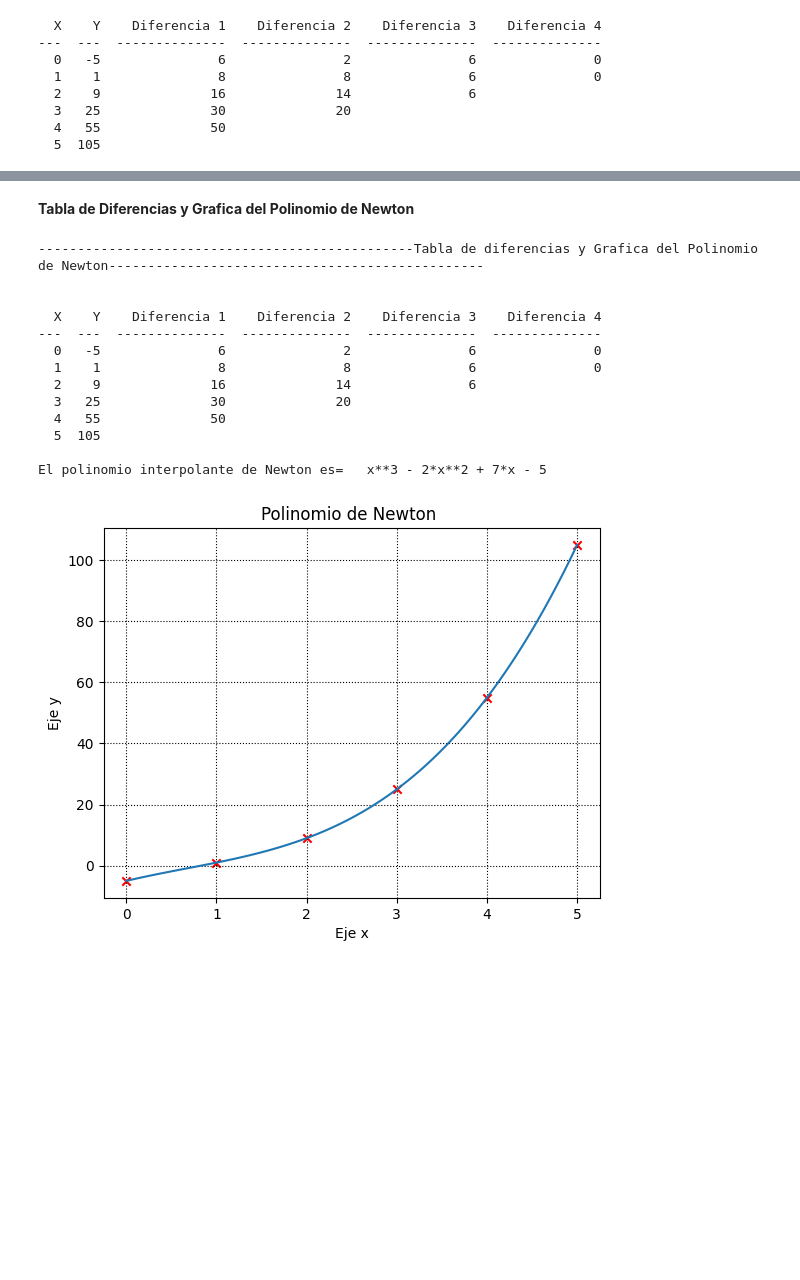
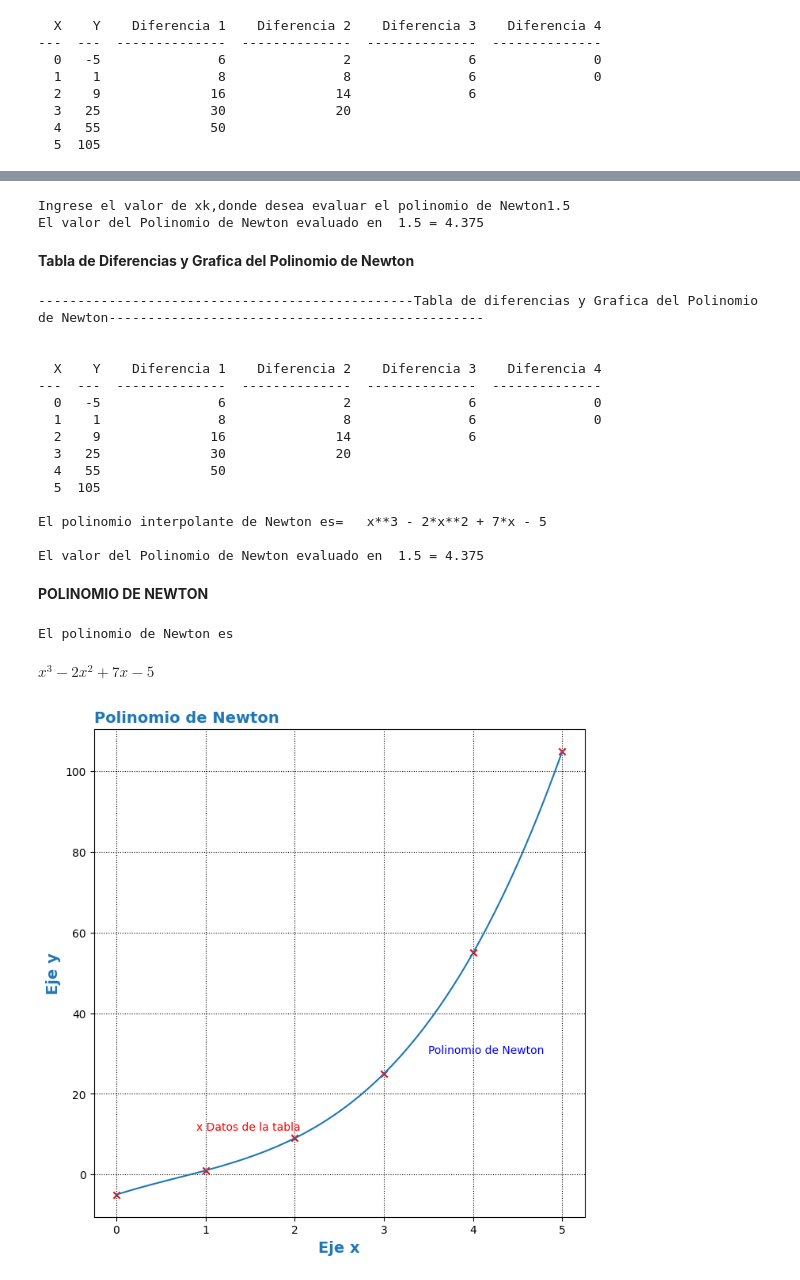
Before and after one commit to Sandoval-Martinez-Jacquelin/Metodos-1, a Jupyter notebook: Polinomio interpolante de Newton con SYMPY.ipynb, the cells around one changed output, grey strips where cells are left out. Cells and saved outputs as stored; diff of their text form; code cells hidden in the pictures; blank space fills up the shorter version.

```diff
--- a/Polinomio interpolante de Newton con SYMPY.ipynb
+++ b/Polinomio interpolante de Newton con SYMPY.ipynb
@@ -114,5 +116,12 @@ g=sp.lambdify(x,yk)
 
 x1=np.linspace(0,5,100)
+# %%
+xk=float(input("Ingrese el valor de xk,donde desea evaluar el polinomio de Newton"))
+
+print("El valor del Polinomio de Newton evaluado en ",xk,"=",g(xk))
+# %% [output]
+Ingrese el valor de xk,donde desea evaluar el polinomio de Newton1.5
+El valor del Polinomio de Newton evaluado en  1.5 = 4.375
 # %% [markdown]
 **Tabla de Diferencias y Grafica del Polinomio de Newton**
 # %%
@@ -122,14 +131,7 @@ print("\n")
 print(tabulate(dic,headers=titulos))#Imprimimos la tabla con los datos de x y las  diferencias
 print("\nEl polinomio interpolante de Newton es=  ",yk,"\n")#imprimimos el valor de F(xk)
 
-import matplotlib.pyplot as plt
-plt.scatter(datx,daty,color="red",marker="x")#se trazan los puntos para cada pareja ordenada (x,y) de la tabla
-plt.plot(x1,g(x1))#se grafica la funcion g(x) en los datos de x dados
-plt.title("Polinomio de Newton ")
-plt.xlabel("Eje x")
-plt.ylabel("Eje y")
-plt.grid(color="black",linestyle="dotted")
-plt.show()
+print("El valor del Polinomio de Newton evaluado en ",xk,"=",g(xk),)
 # %% [output]
 ------------------------------------------------Tabla de diferencias y Grafica del Polinomio de Newton------------------------------------------------
 
@@ -144,4 +146,28 @@ plt.show()
   5  105
 
 El polinomio interpolante de Newton es=   x**3 - 2*x**2 + 7*x - 5
+
+El valor del Polinomio de Newton evaluado en  1.5 = 4.375
-[figure, removed]
+# %% [markdown]
+**POLINOMIO DE NEWTON**
+# %%
+
+print("El polinomio de Newton es ")
+yk
+# %% [output]
+El polinomio de Newton es
+$\displaystyle x^{3} - 2 x^{2} + 7 x - 5$
+# %%
+import matplotlib.pyplot as plt
+plt.figure(figsize=(8,8))
+plt.scatter(datx,daty,color="red",marker="x")#se trazan los puntos para cada pareja ordenada (x,y) de la tabla
+plt.plot(x1,g(x1))#se grafica la funcion g(x)(Polinomio de Newton) en los datos de x dados
+plt.title("Polinomio de Newton ", loc = "left", fontdict = {'fontsize':14, 'fontweight':'bold', 'color':'tab:blue'})
+plt.xlabel("Eje x",fontdict = {'fontsize':14, 'fontweight':'bold', 'color':'tab:blue'})
+plt.ylabel("Eje y",fontdict = {'fontsize':14, 'fontweight':'bold', 'color':'tab:blue'})
+plt.text(0.9, 11, "x Datos de la tabla", fontsize=10, color="r")
+plt.text(3.5,30, "Polinomio de Newton", fontsize=10, color="b")
+plt.grid(color="black",linestyle="dotted")
+plt.show()
+# %% [output]
+[figure, added]
```
Also changed, not shown: parts of 4 cells of this notebook.
